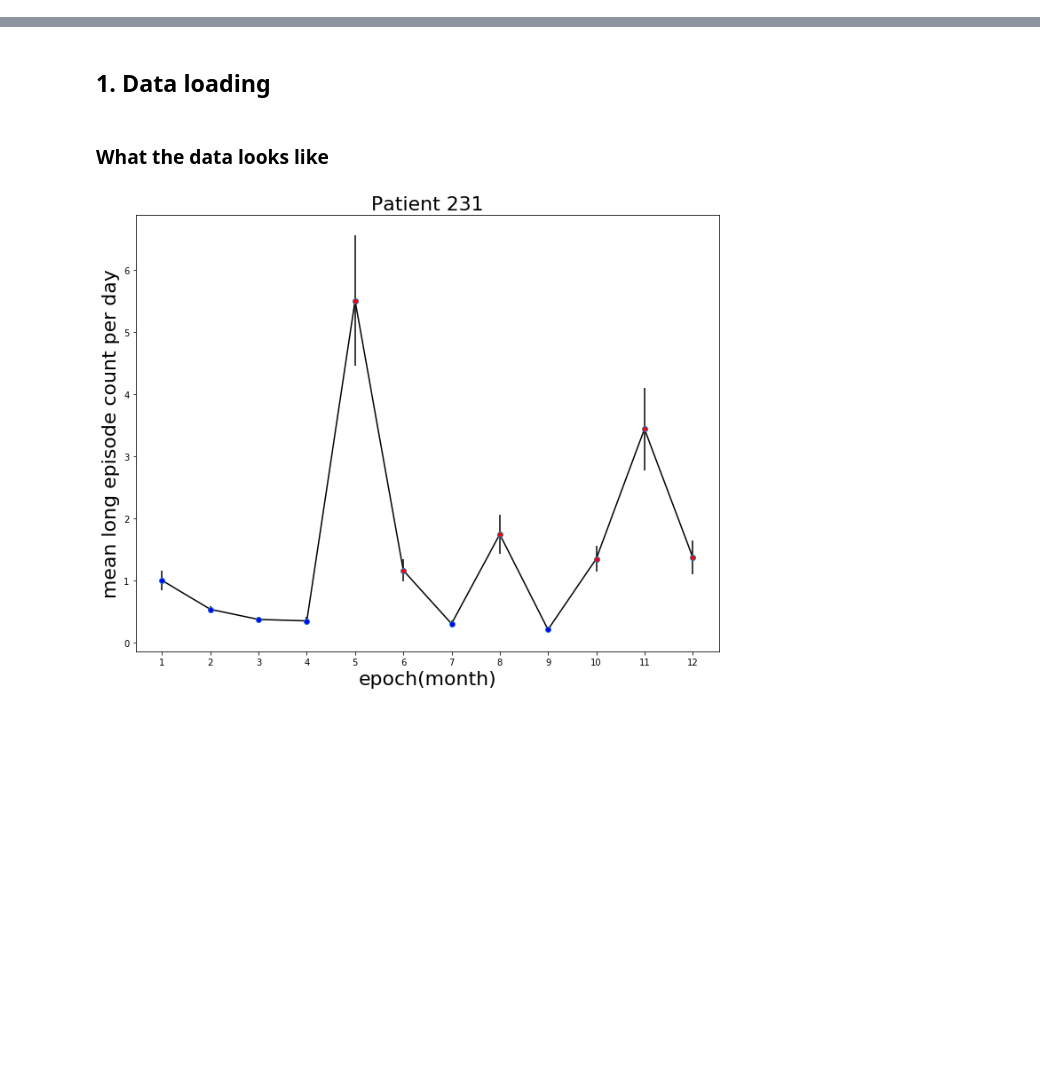
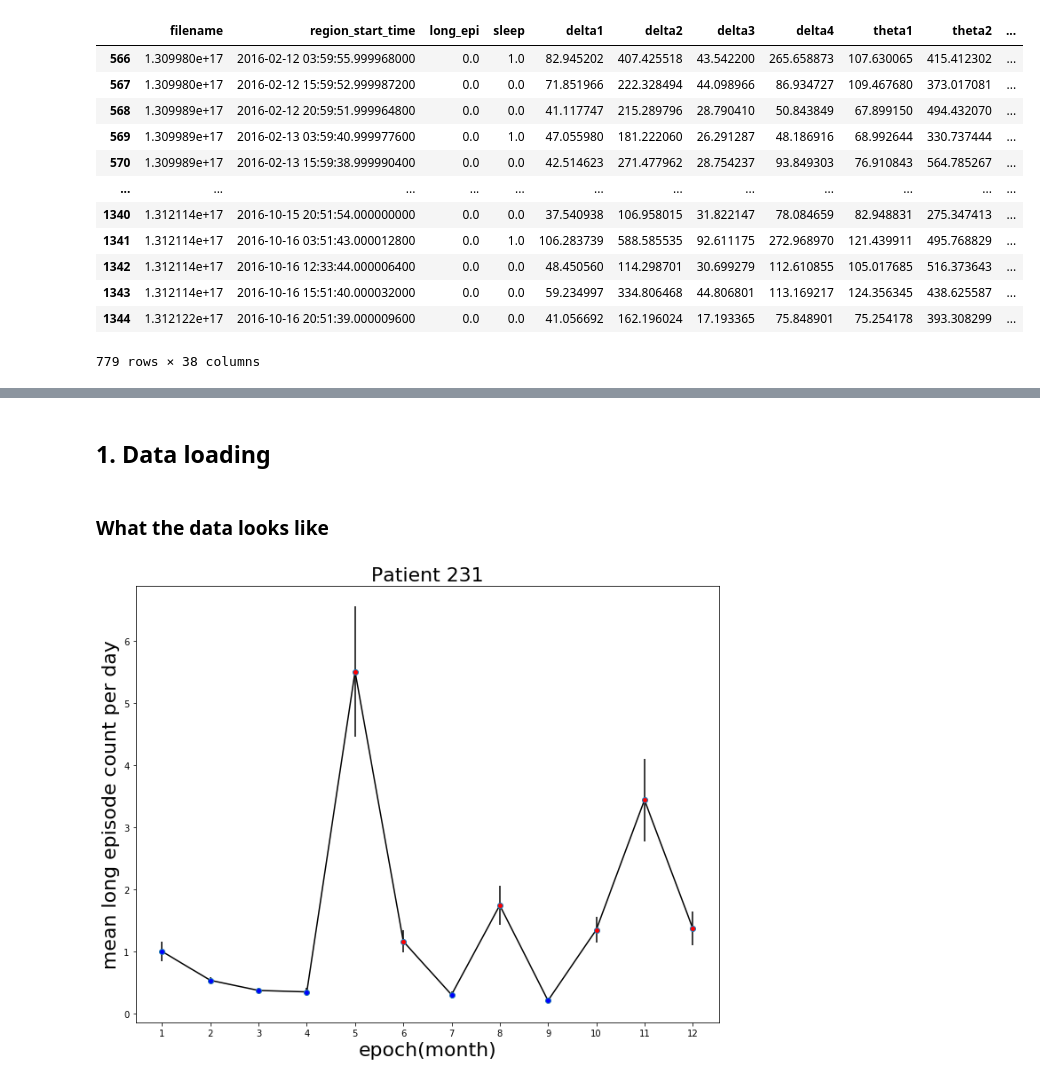
Before and after one commit to sdot08/Optimization-of-Responsive-Neurostimulation-RNS-Therapy-through-Data-Mining-Approaches, a Jupyter notebook: src/ML results.ipynb, the cells around one changed output, grey strips where cells are left out. Saved outputs shown, nothing was run; the diff lists cells and outputs as text; code cells hidden in the pictures; blank space fills up the shorter version.

```diff
--- a/src/ML results.ipynb
+++ b/src/ML results.ipynb
@@ -44,0 +67,16 @@ pats = [p231, p222_1, p222_2]
+# %%
+p231.features
+# %% [output]
+|  | filename | region_start_time | long_epi | sleep | delta1 | delta2 | delta3 | delta4 | theta1 | theta2 | ... |
+| 566 | 1.309980e+17 | 2016-02-12 03:59:55.999968000 | 0.0 | 1.0 | 82.945202 | 407.425518 | 43.542200 | 265.658873 | 107.630065 | 415.412302 | ... |
+| 567 | 1.309980e+17 | 2016-02-12 15:59:52.999987200 | 0.0 | 0.0 | 71.851966 | 222.328494 | 44.098966 | 86.934727 | 109.467680 | 373.017081 | ... |
+| 568 | 1.309989e+17 | 2016-02-12 20:59:51.999964800 | 0.0 | 0.0 | 41.117747 | 215.289796 | 28.790410 | 50.843849 | 67.899150 | 494.432070 | ... |
+| 569 | 1.309989e+17 | 2016-02-13 03:59:40.999977600 | 0.0 | 1.0 | 47.055980 | 181.222060 | 26.291287 | 48.186916 | 68.992644 | 330.737444 | ... |
+| 570 | 1.309989e+17 | 2016-02-13 15:59:38.999990400 | 0.0 | 0.0 | 42.514623 | 271.477962 | 28.754237 | 93.849303 | 76.910843 | 564.785267 | ... |
+| ... | ... | ... | ... | ... | ... | ... | ... | ... | ... | ... | ... |
+| 1340 | 1.312114e+17 | 2016-10-15 20:51:54.000000000 | 0.0 | 0.0 | 37.540938 | 106.958015 | 31.822147 | 78.084659 | 82.948831 | 275.347413 | ... |
+| 1341 | 1.312114e+17 | 2016-10-16 03:51:43.000012800 | 0.0 | 1.0 | 106.283739 | 588.585535 | 92.611175 | 272.968970 | 121.439911 | 495.768829 | ... |
+| 1342 | 1.312114e+17 | 2016-10-16 12:33:44.000006400 | 0.0 | 0.0 | 48.450560 | 114.298701 | 30.699279 | 112.610855 | 105.017685 | 516.373643 | ... |
+| 1343 | 1.312114e+17 | 2016-10-16 15:51:40.000032000 | 0.0 | 0.0 | 59.234997 | 334.806468 | 44.806801 | 113.169217 | 124.356345 | 438.625587 | ... |
+| 1344 | 1.312122e+17 | 2016-10-16 20:51:39.000009600 | 0.0 | 0.0 | 41.056692 | 162.196024 | 17.193365 | 75.848901 | 75.254178 | 393.308299 | ... |
+779 rows × 38 columns
```
Also changed, not shown: parts of 11 cells of this notebook, 41 other files.
